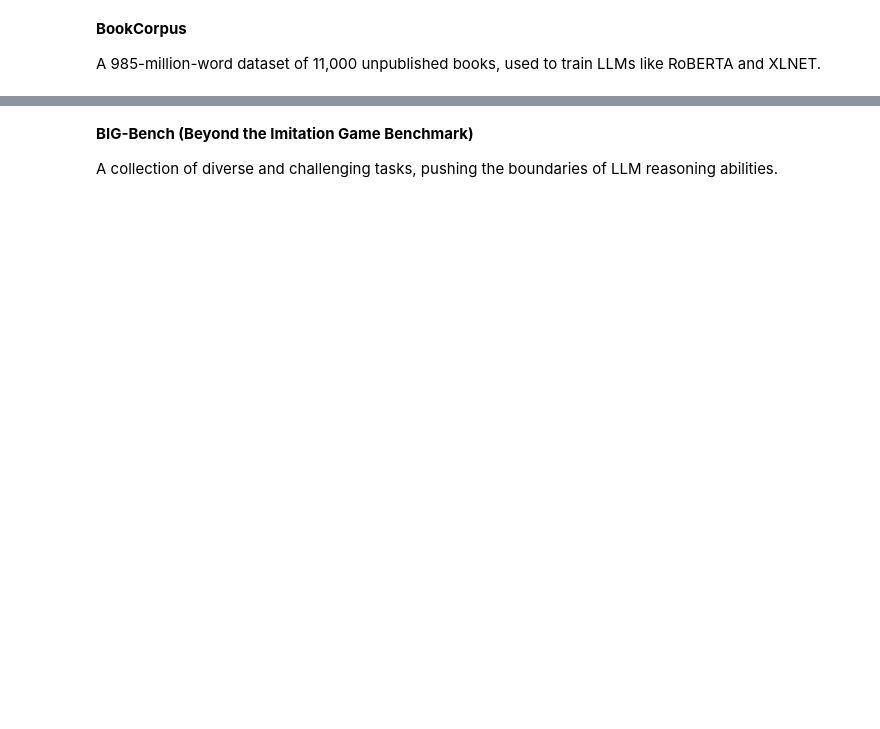
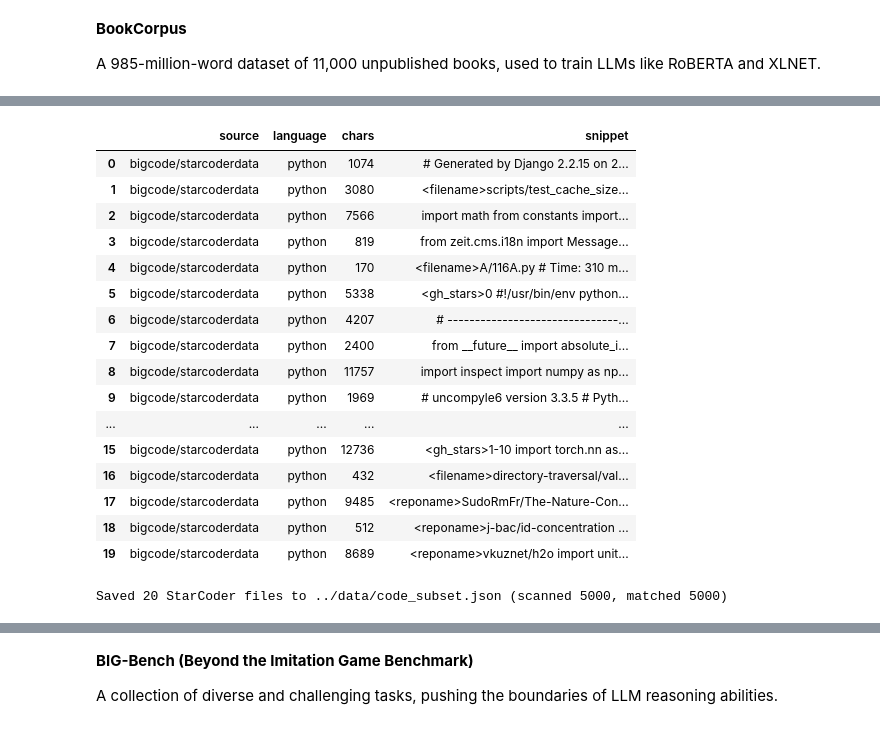
Before and after one commit to PacktPublishing/Data-Strategy-for-LLMs, a Jupyter notebook: chapter_02/Jupyter_Notebooks/Chapter_2_Notebook.ipynb, the cells around one changed output, grey strips where cells are left out. Cells and saved outputs as stored; diff of their text form; code cells hidden in the pictures; blank space fills up the shorter version.

Commit message:
Refresh chapter 2 notebook and resolve access issues

```diff
--- a/chapter_02/Jupyter_Notebooks/Chapter_2_Notebook.ipynb
+++ b/chapter_02/Jupyter_Notebooks/Chapter_2_Notebook.ipynb
@@ -2846 +2167,78 @@ RuntimeError: Dataset scripts are no longer supported, but found code_search_net
+# %%
+#@title StarCoder mini-sampler
+
+# Sample real Python source files from StarCoder Training Data.
+
+!pip -q install datasets pandas
+
+import json, os, random
+import pandas as pd
+from datasets import load_dataset
+from IPython.display import display
+
+DATASET_ID = "bigcode/starcoderdata"
+LANGUAGE = "python"
+SAMPLES = 20
+KEYWORD_FILTER = ""
+MAX_RECORDS_TO_SCAN = 5000
+RANDOM_SEED = 42
+
+# Access to this gated dataset must be approved and authenticated first.
+dataset = load_dataset(DATASET_ID, data_dir=LANGUAGE, split="train", streaming=True)
+randomizer = random.Random(RANDOM_SEED)
+keyword = KEYWORD_FILTER.strip().lower()
+sample = []
+accepted = 0
+scanned = 0
+
+# Reservoir-sample matching files from a bounded stream.
+for example in dataset:
+    scanned += 1
+    content = example["content"]
+    if content and (not keyword or keyword in content.lower()):
+        accepted += 1
+        if len(sample) < SAMPLES:
+            sample.append(content)
+        else:
+            index = randomizer.randrange(accepted)
+            if index < SAMPLES:
+                sample[index] = content
+    if scanned >= MAX_RECORDS_TO_SCAN:
+        break
+
+if not sample:
+    print("No files matched the filter. Try clearing KEYWORD_FILTER or increasing MAX_RECORDS_TO_SCAN.")
+else:
+    rows = [{
+        "source": DATASET_ID,
+        "language": LANGUAGE,
+        "chars": len(content),
+        "snippet": content[:300].replace("\n", " ").replace("\r", " "),
+    } for content in sample]
+    display(pd.DataFrame(rows))
+
+    out_path = "../data/code_subset.json"
+    os.makedirs(os.path.dirname(out_path), exist_ok=True)
+    with open(out_path, "w", encoding="utf-8") as output:
+        json.dump(rows, output, ensure_ascii=False, indent=2)
+    print(f"Saved {len(rows)} StarCoder files to {out_path} (scanned {scanned}, matched {accepted})")
+# %% [output]
+|  | source | language | chars | snippet |
+| 0 | bigcode/starcoderdata | python | 1074 | # Generated by Django 2.2.15 on 2... |
+| 1 | bigcode/starcoderdata | python | 3080 | <filename>scripts/test_cache_size... |
+| 2 | bigcode/starcoderdata | python | 7566 | import math from constants import... |
+| 3 | bigcode/starcoderdata | python | 819 | from zeit.cms.i18n import Message... |
+| 4 | bigcode/starcoderdata | python | 170 | <filename>A/116A.py # Time: 310 m... |
+| 5 | bigcode/starcoderdata | python | 5338 | <gh_stars>0 #!/usr/bin/env python... |
+| 6 | bigcode/starcoderdata | python | 4207 | # -------------------------------... |
+| 7 | bigcode/starcoderdata | python | 2400 | from __future__ import absolute_i... |
+| 8 | bigcode/starcoderdata | python | 11757 | import inspect import numpy as np... |
+| 9 | bigcode/starcoderdata | python | 1969 | # uncompyle6 version 3.3.5 # Pyth... |
+| ... | ... | ... | ... | ... |
+| 15 | bigcode/starcoderdata | python | 12736 | <gh_stars>1-10 import torch.nn as... |
+| 16 | bigcode/starcoderdata | python | 432 | <filename>directory-traversal/val... |
+| 17 | bigcode/starcoderdata | python | 9485 | <reponame>SudoRmFr/The-Nature-Con... |
+| 18 | bigcode/starcoderdata | python | 512 | <reponame>j-bac/id-concentration ... |
+| 19 | bigcode/starcoderdata | python | 8689 | <reponame>vkuznet/h2o import unit... |
+Saved 20 StarCoder files to ../data/code_subset.json (scanned 5000, matched 5000)
 # %% [markdown]
```
Also changed, not shown: parts of 100 cells of this notebook, 38 other files.
